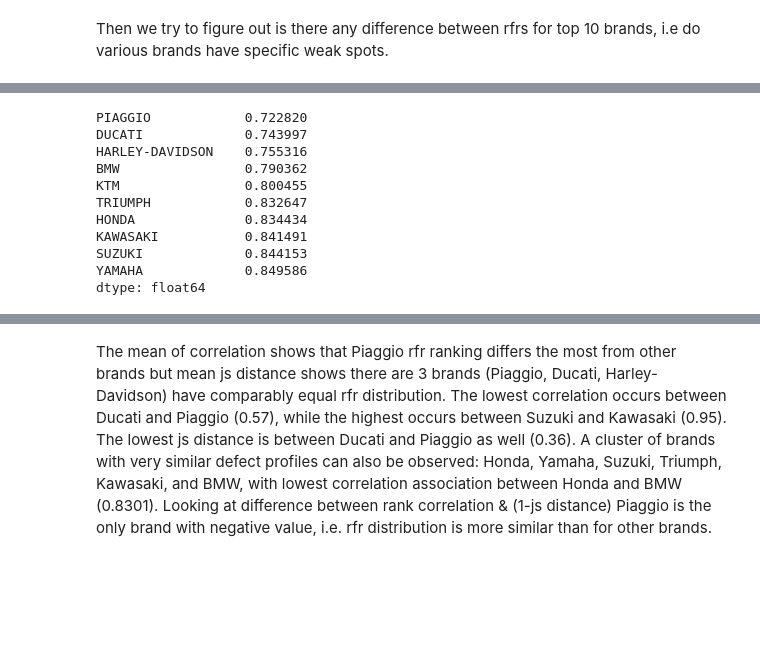
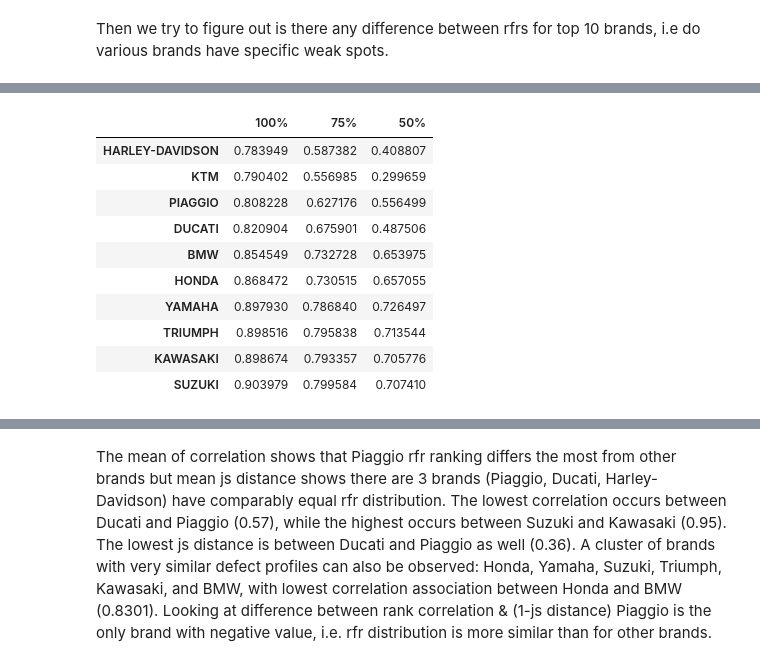
Before and after one commit to sttseitlin/MOT-test-for-motorcycles, a Jupyter notebook: moto.ipynb, the cells around one changed output, grey strips where cells are left out. Cells and saved outputs as stored; diff of their text form; code cells hidden in the pictures; blank space fills up the shorter version.

```diff
--- a/moto.ipynb
+++ b/moto.ipynb
@@ -2933,2 +2931,13 @@ Rfrs of motorcycles took / abandoned second test:
 # %% [markdown]
 As expected, most defects belong to the "Major" category, and 5 of the top 10 rfrs fall within the "Lamps and reflectors" section. The only notable rank difference for a top 10 appears for the defect "A transmission belt, chain, sprocket, or pulley excessively loose or worn." To measure similarity between defect distributions, we will use correlation function.
+# %%
+def corr_df(df):
+    res = {}
+    for thres in [1, 0.75, 0.5]:
+        df_filt = filter_below_threshold(df, thres)
+        corr = df_filt.corr(numeric_only=True).mean()
+        res[f"{thres:.0%}"] = corr
+
+    corr_table = pd.DataFrame(res)
+    corr_table = corr_table.sort_values(by=corr_table.columns[0])
+    return corr_table
@@ -3593,12 +3525,10 @@ top_make_rfr_comp_pivot = (
     .reset_index()
 )
 top_make_rfr_comp_pivot.columns.name = None
-
-top_make_rfr_comp_pivot_filt = filter_below_threshold(top_make_rfr_comp_pivot, 0.9)
-top_make_rfr_comp_pivot_filt.index = top_make_rfr_comp_pivot_filt.index + 1
-top_make_rfr_comp_pivot_ranked = rank_cols(top_make_rfr_comp_pivot_filt)
+top_make_rfr_comp_pivot = top_make_rfr_comp_pivot.reset_index(drop=True)
+top_make_rfr_comp_pivot.index = top_make_rfr_comp_pivot.index + 1
+top_make_rfr_comp_pivot_ranked = rank_cols(top_make_rfr_comp_pivot)
 with pd.option_context('display.max_colwidth', None):
-    display(Markdown(f"{top_make_rfr_comp_pivot.shape[0]} of 303 rfrs take 80% of total"))
     display(Markdown("Ranking of rfrs for top 10 brands"))
     display(top_make_rfr_comp_pivot_ranked.head(10))
 # %% [output]
@@ -3615,18 +3544,20 @@ Ranking of rfrs for top 10 brands
 | 8 | Lamps and reflectors | Headlamp | A headlamp missing, inoperative o... | 8 | 5 | 11 | 10 | 12 | 6 | ... |
 | 9 | Brakes | Roller brake test | Significant brake effort recorded... | 9 | 10 | 6 | 9 | 8 | 7 | ... |
 | 10 | Brakes | Roller brake test | Brake efficiency below minimum re... | 10 | 22 | 19 | 21 | 26 | 18 | ... |
+# %%
+corr_df(top_make_rfr_comp_pivot)
+# %% [output]
+|  | 100% | 75% | 50% |
+| HARLEY-DAVIDSON | 0.783949 | 0.587382 | 0.408807 |
+| KTM | 0.790402 | 0.556985 | 0.299659 |
+| PIAGGIO | 0.808228 | 0.627176 | 0.556499 |
+| DUCATI | 0.820904 | 0.675901 | 0.487506 |
+| BMW | 0.854549 | 0.732728 | 0.653975 |
+| HONDA | 0.868472 | 0.730515 | 0.657055 |
+| YAMAHA | 0.897930 | 0.786840 | 0.726497 |
+| TRIUMPH | 0.898516 | 0.795838 | 0.713544 |
+| KAWASAKI | 0.898674 | 0.793357 | 0.705776 |
+| SUZUKI | 0.903979 | 0.799584 | 0.707410 |
 # %%
-brands_spearman_matrix = top_make_rfr_comp_pivot.corr(method='spearman', numeric_only=True)
-brands_spearman_matrix.mean().sort_values()
+# brands_spearman_matrix = top_make_rfr_comp_pivot.corr(method='spearman', numeric_only=True)
+# brands_spearman_matrix.mean().sort_values()
-# %% [output]
-PIAGGIO            0.722820
-DUCATI             0.743997
-HARLEY-DAVIDSON    0.755316
-BMW                0.790362
-KTM                0.800455
-TRIUMPH            0.832647
-HONDA              0.834434
-KAWASAKI           0.841491
-SUZUKI             0.844153
-YAMAHA             0.849586
-dtype: float64
```
Also changed, not shown: parts of 57 cells of this notebook.
